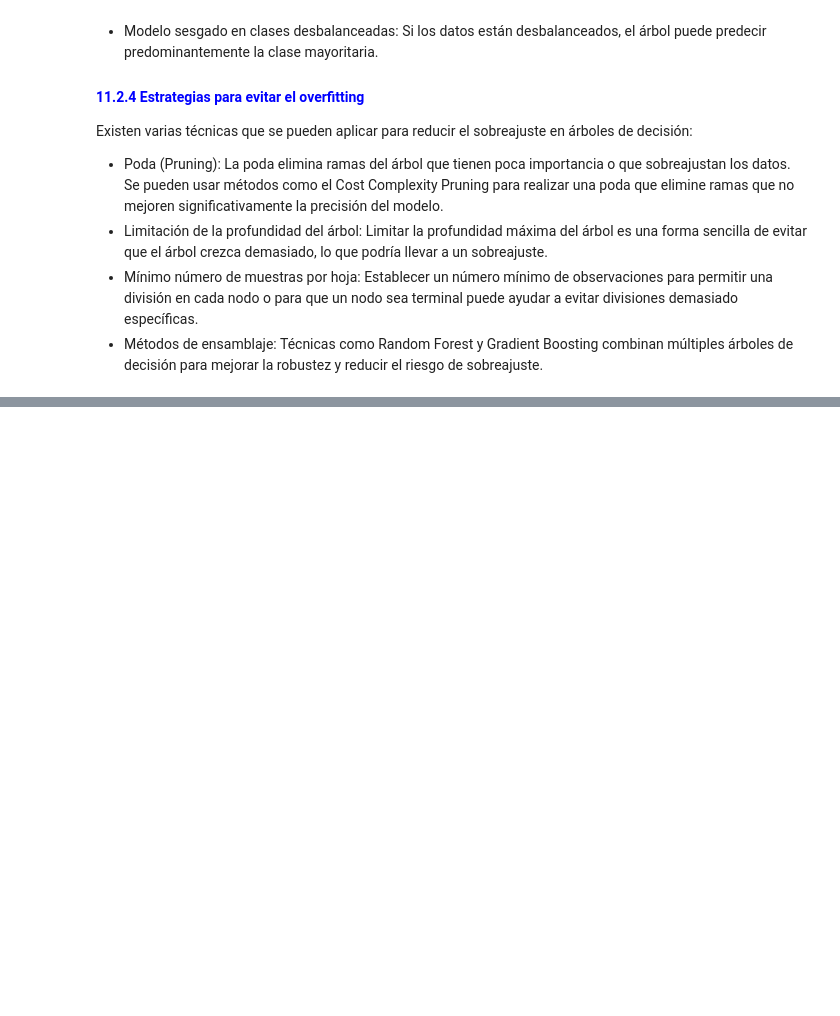
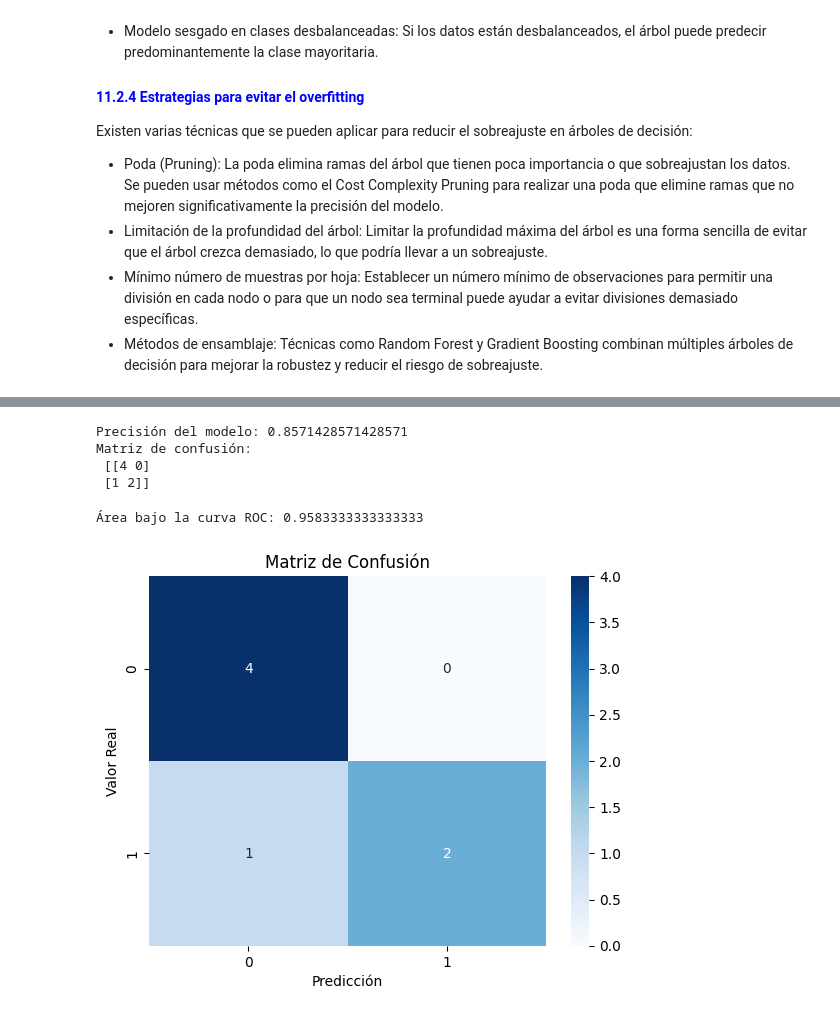
Before and after one commit to mbarragan744/clase-IA, a Jupyter notebook: corte2.ipynb, the cells around one changed output, grey strips where cells are left out. Saved outputs shown, nothing was run; the diff lists cells and outputs as text; code cells hidden in the pictures; blank space fills up the shorter version.

```diff
--- a/corte2.ipynb
+++ b/corte2.ipynb
@@ -286,0 +317,11 @@ Existen varias técnicas que se pueden aplicar para reducir el sobreajuste en á
+# %%
+# Codificar variables categóricas a numéricas
+encoder = LabelEncoder()
+df_encoded = df.apply(encoder.fit_transform)
+
+# Separar características y etiqueta
+X = df_encoded[["Horas de Estudio", "Asistencia"]]
+y = df_encoded["Resultado"]
+
+
+#Dado que son muy pocos datos no vamos a dividir en entrenamiento y pruebas, usaremos la data tanto para entrenar como para probar.
@@ -286,0 +351,41 @@ Existen varias técnicas que se pueden aplicar para reducir el sobreajuste en á
+# %%
+# Crear el modelo de Árbol de Decisión
+tree_clf = DecisionTreeClassifier(random_state=42)
+tree_clf.fit(X, y)
+
+# Hacer predicciones
+y_pred = tree_clf.predict(X)
+
+# Evaluación del modelo
+accuracy = accuracy_score(y, y_pred)
+conf_matrix = confusion_matrix(y, y_pred)
+# %%
+# Imprimir los resultados
+print("Precisión del modelo:", accuracy)
+print("Matriz de confusión:\n", conf_matrix)
+# %% [output]
+Precisión del modelo: 0.8571428571428571
+Matriz de confusión:
+ [[4 0]
+ [1 2]]
+# %%
+# Verificar si hay más de una clase en y_test para calcular el ROC AUC
+if len(np.unique(y)) > 1:
+    roc_auc = roc_auc_score(y, tree_clf.predict_proba(X)[:, 1])
+else:
+    roc_auc = "No se puede calcular ROC AUC (solo una clase en y_test)"
+
+
+print("Área bajo la curva ROC:", roc_auc)
+# %% [output]
+Área bajo la curva ROC: 0.9583333333333333
+# %%
+#Grafique la matriz confusión en mapa de calor con seaborn
+import seaborn as sns
+sns.heatmap(conf_matrix, annot=True, fmt='d', cmap='Blues')
+plt.xlabel('Predicción')
+plt.ylabel('Valor Real')
+plt.title('Matriz de Confusión')
+plt.show()
+# %% [output]
+[figure, added]
```
Also changed, not shown: parts of 5 cells of this notebook.
